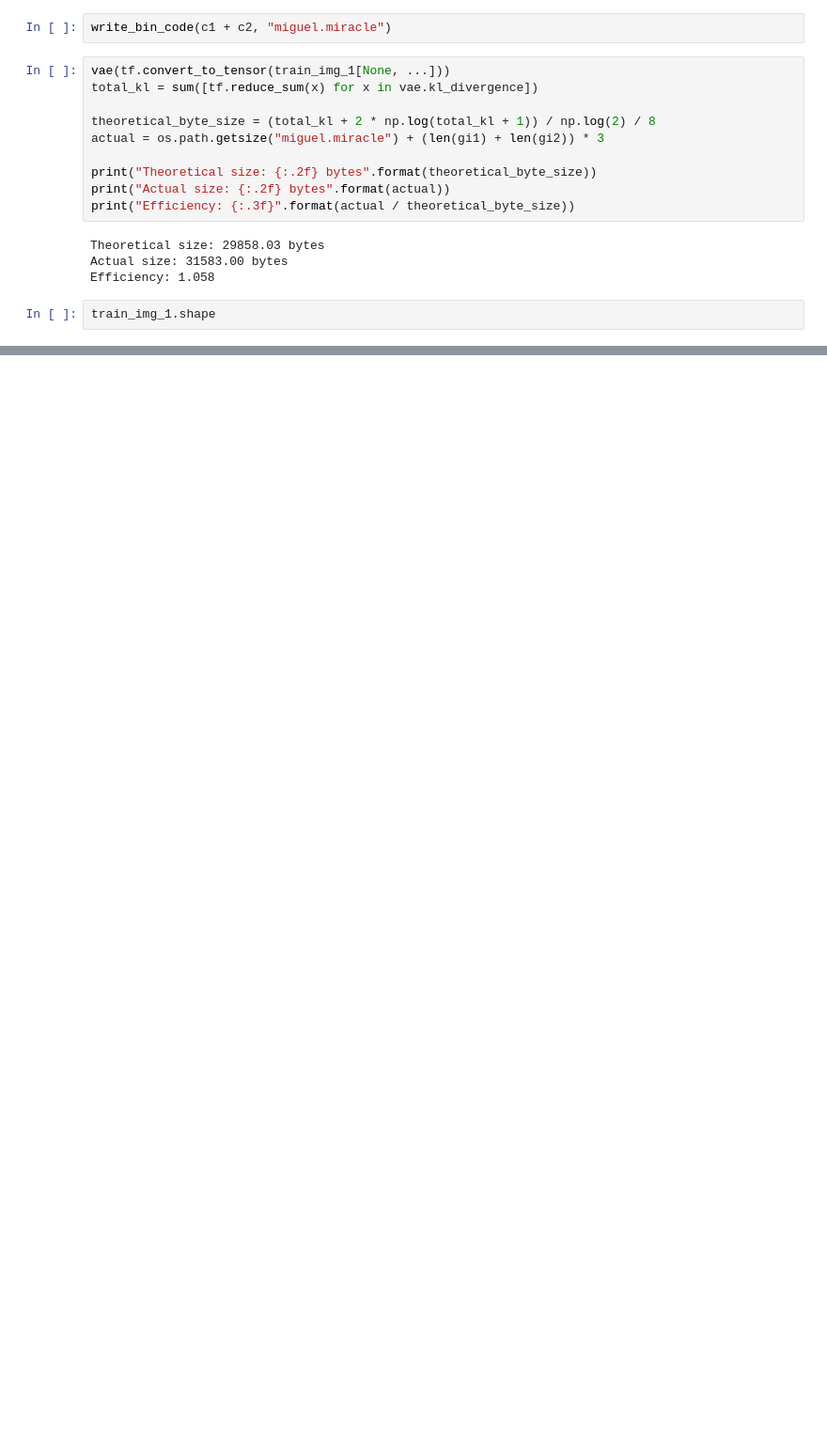
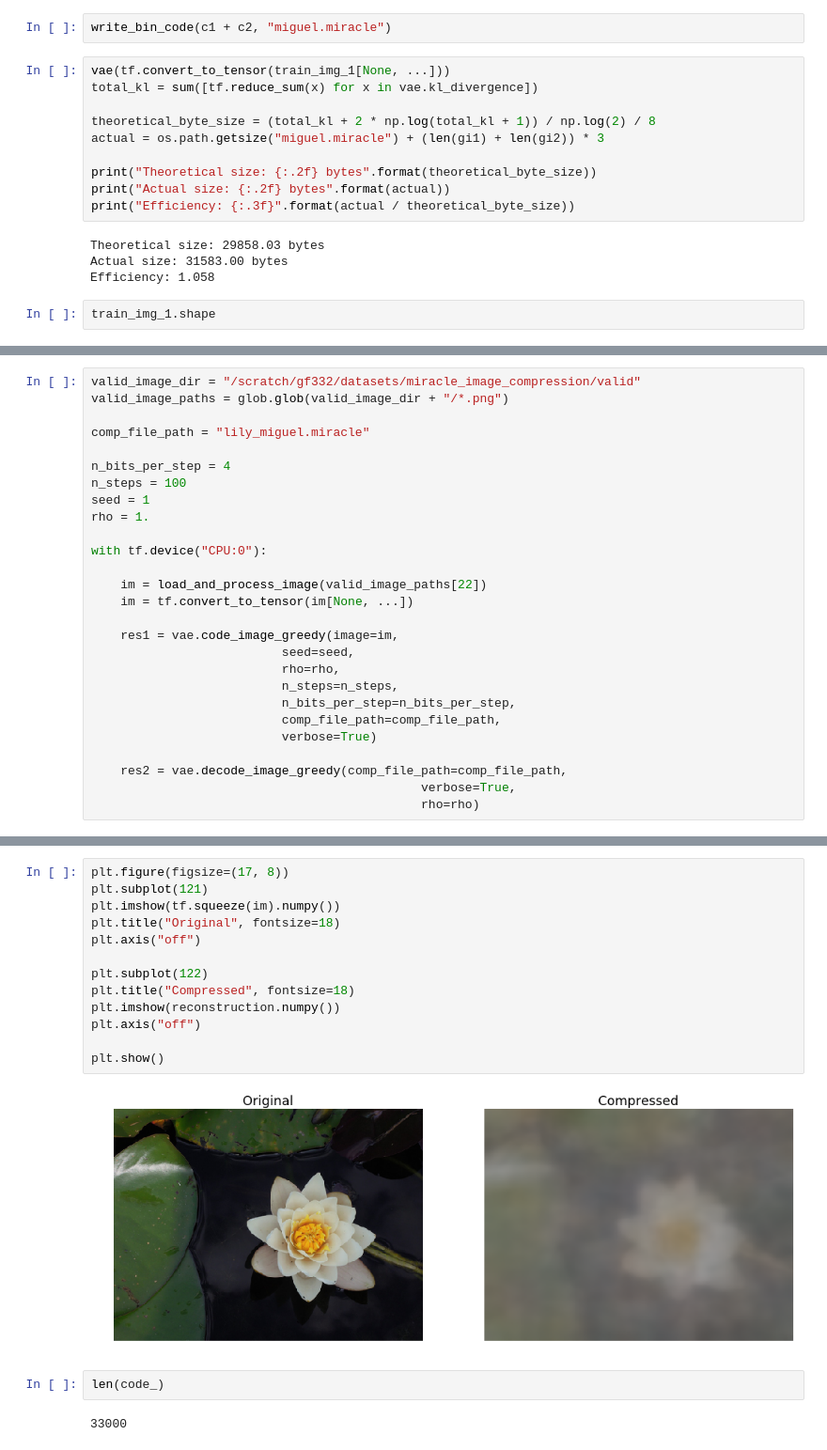
Before and after one commit to gergely-flamich/miracle-compression, a Jupyter notebook: code/clic/Compression.ipynb, the cells around one changed output, grey strips where cells are left out. Shown at 94% size. Cells and saved outputs as stored; diff of their text form; blank space fills up the shorter version.

```diff
--- a/code/clic/Compression.ipynb
+++ b/code/clic/Compression.ipynb
@@ -1257,0 +1117,27 @@ train_img_1.shape
+# %%
+valid_image_dir = "/scratch/gf332/datasets/miracle_image_compression/valid"
+valid_image_paths = glob.glob(valid_image_dir + "/*.png")
+
+comp_file_path = "lily_miguel.miracle"
+
+n_bits_per_step = 4
+n_steps = 100
+seed = 1
+rho = 1.
+
+with tf.device("CPU:0"):
+
+    im = load_and_process_image(valid_image_paths[22])
+    im = tf.convert_to_tensor(im[None, ...])
+
+    res1 = vae.code_image_greedy(image=im,
+                          seed=seed,
+                          rho=rho,
+                          n_steps=n_steps,
+                          n_bits_per_step=n_bits_per_step,
+                          comp_file_path=comp_file_path,
+                          verbose=True)
+
+    res2 = vae.decode_image_greedy(comp_file_path=comp_file_path,
+                                             verbose=True,
+                                             rho=rho)
@@ -1257,0 +1151,19 @@ train_img_1.shape
+# %%
+plt.figure(figsize=(17, 8))
+plt.subplot(121)
+plt.imshow(tf.squeeze(im).numpy())
+plt.title("Original", fontsize=18)
+plt.axis("off")
+
+plt.subplot(122)
+plt.title("Compressed", fontsize=18)
+plt.imshow(reconstruction.numpy())
+plt.axis("off")
+
+plt.show()
+# %% [output]
+[figure, added]
+# %%
+len(code_)
+# %% [output]
+33000
```
Also changed, not shown: parts of 84 cells of this notebook, 5 other files.
